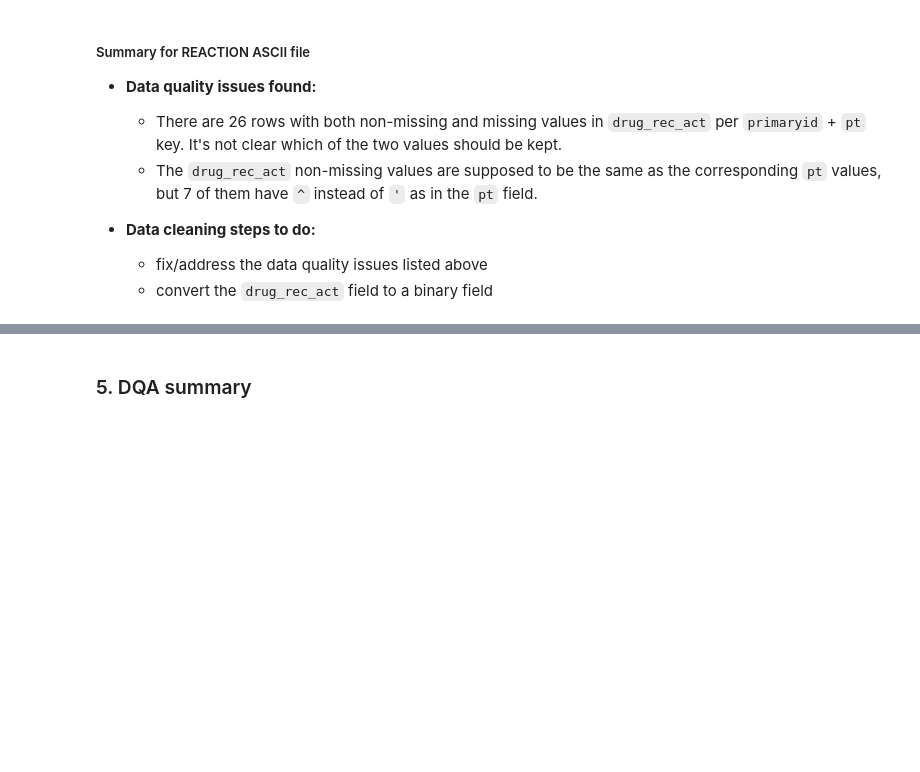
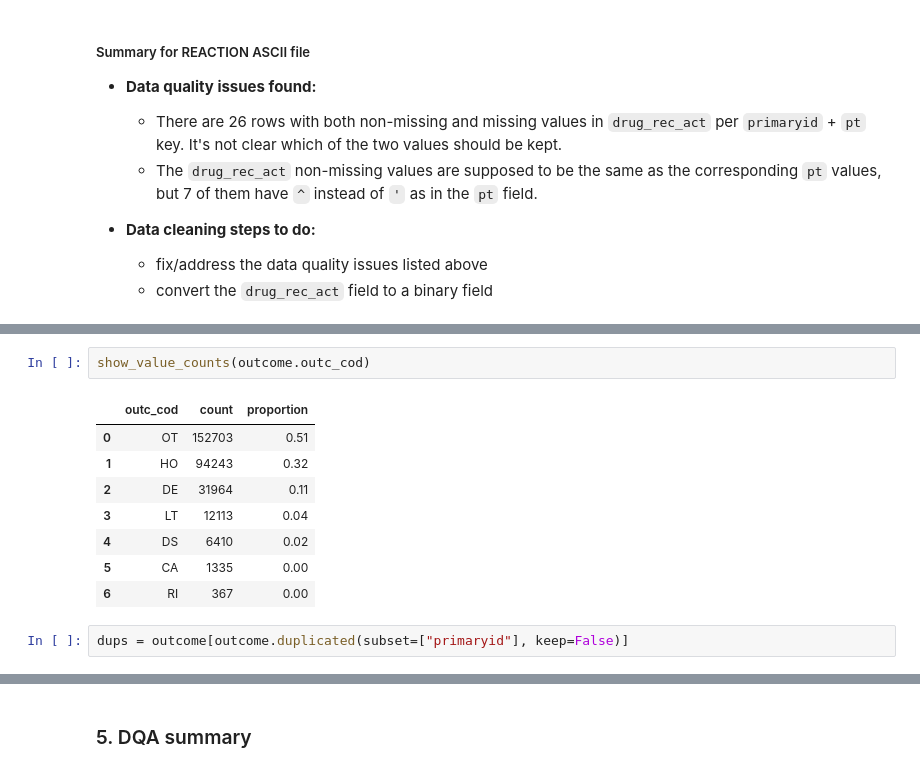
Before and after one commit to 33eyes/FAERS_graph, a Jupyter notebook: data_quality_analysis.ipynb, the cells around one changed output, grey strips where cells are left out. Drawn from its saved outputs; the diff is of its cells as text; blank space fills up the shorter version.

```diff
--- a/data_quality_analysis.ipynb
+++ b/data_quality_analysis.ipynb
@@ -2474,0 +2627,13 @@ According to the documentation for this field, it either repeats the value of `p
+# %%
+show_value_counts(outcome.outc_cod)
+# %% [output]
+|  | outc_cod | count | proportion |
+| 0 | OT | 152703 | 0.51 |
+| 1 | HO | 94243 | 0.32 |
+| 2 | DE | 31964 | 0.11 |
+| 3 | LT | 12113 | 0.04 |
+| 4 | DS | 6410 | 0.02 |
+| 5 | CA | 1335 | 0.00 |
+| 6 | RI | 367 | 0.00 |
+# %%
+dups = outcome[outcome.duplicated(subset=["primaryid"], keep=False)]
```
Also changed, not shown: parts of 30 cells of this notebook.
